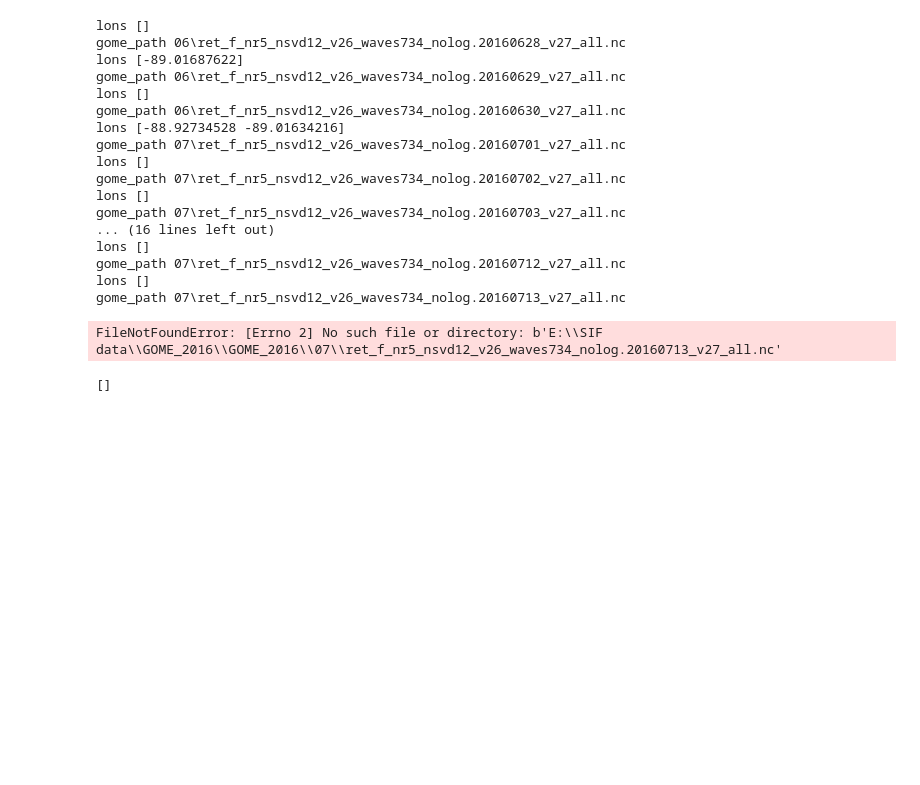
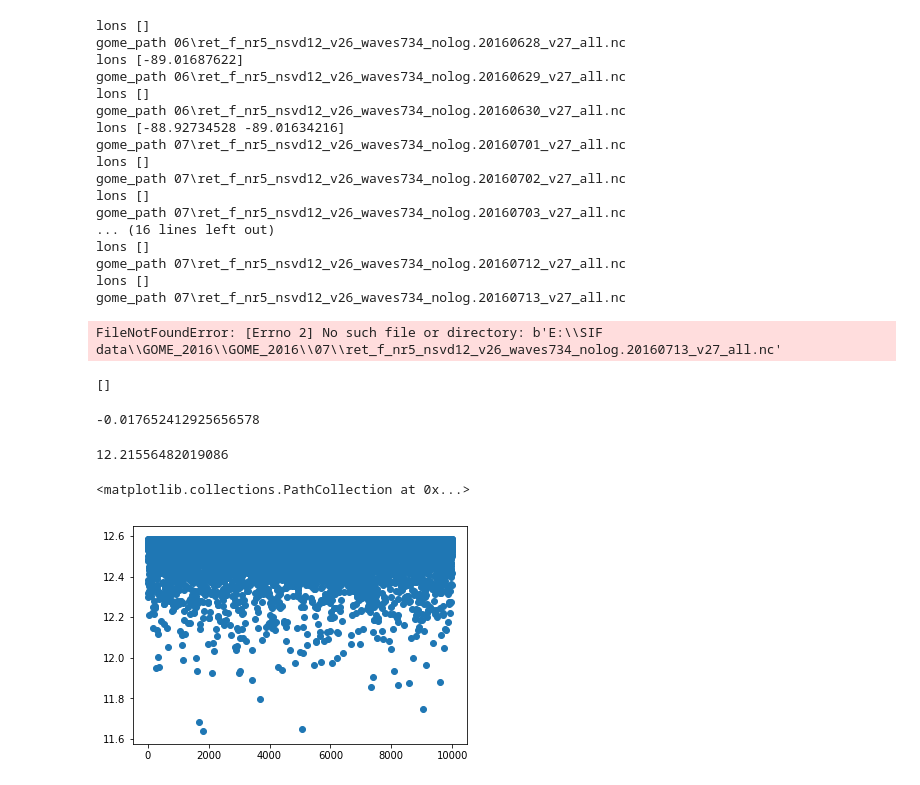
Before and after one commit to efzero/Satellite_Big_Data_Scripts, a Jupyter notebook: GOME visualization.ipynb, the cells around one changed output. Cells and saved outputs as stored; diff of their text form; code cells hidden in the pictures; blank space fills up the shorter version.

```diff
--- a/GOME visualization.ipynb
+++ b/GOME visualization.ipynb
@@ -406,0 +429,29 @@ g_flow.gome.lat_corners
+# %%
+A = np.random.uniform(15,20, 100)
+# %%
+B = np.random.uniform(1,10, 100)
+# %%
+m = []
+sd = []
+for i in range(10000):
+    s = np.array([1,-1])
+    switch = np.random.choice(s, size = 100)
+    new_data = (A - B)*switch
+    m.append(np.mean(new_data))
+    sd.append(np.std(new_data))
+# %%
+np.mean(m)
+# %% [output]
+-0.017652412925656578
+# %%
+np.mean(A-B)
+# %% [output]
+12.21556482019086
+# %%
+import matplotlib.pyplot as plt
+%matplotlib inline
+
+plt.scatter(np.arange(10000), sd)
+# %% [output]
+<matplotlib.collections.PathCollection at 0x...>
+[figure, added]
```
Also changed, not shown: parts of 12 cells of this notebook, 5 other files.
